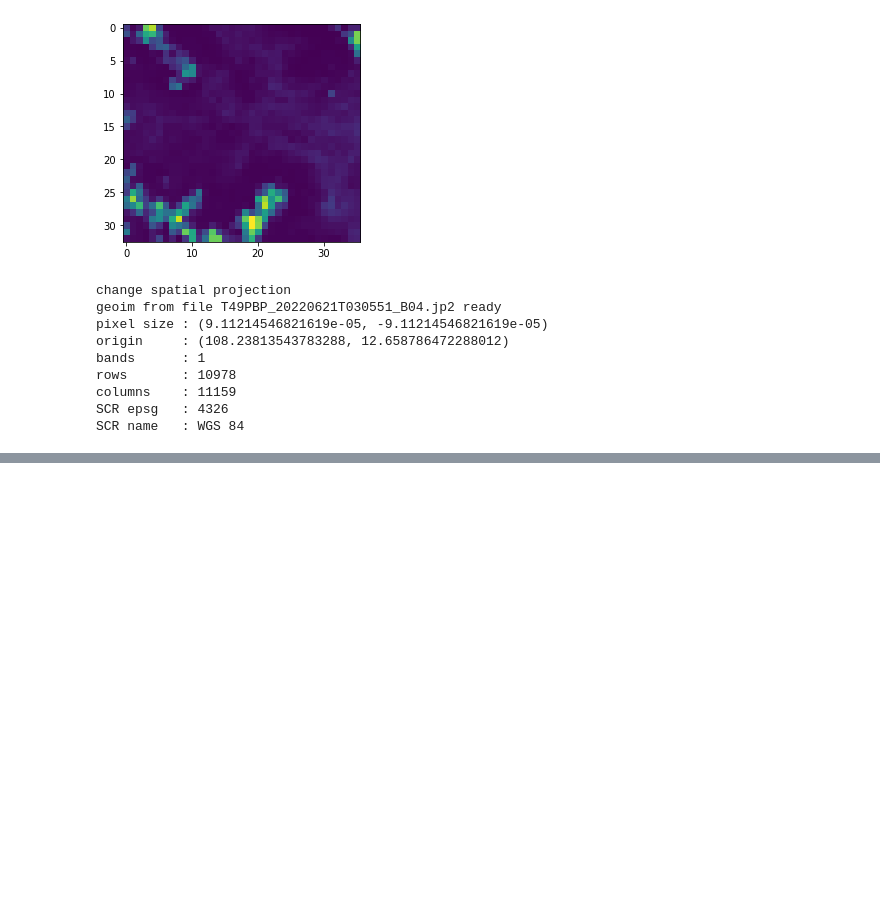
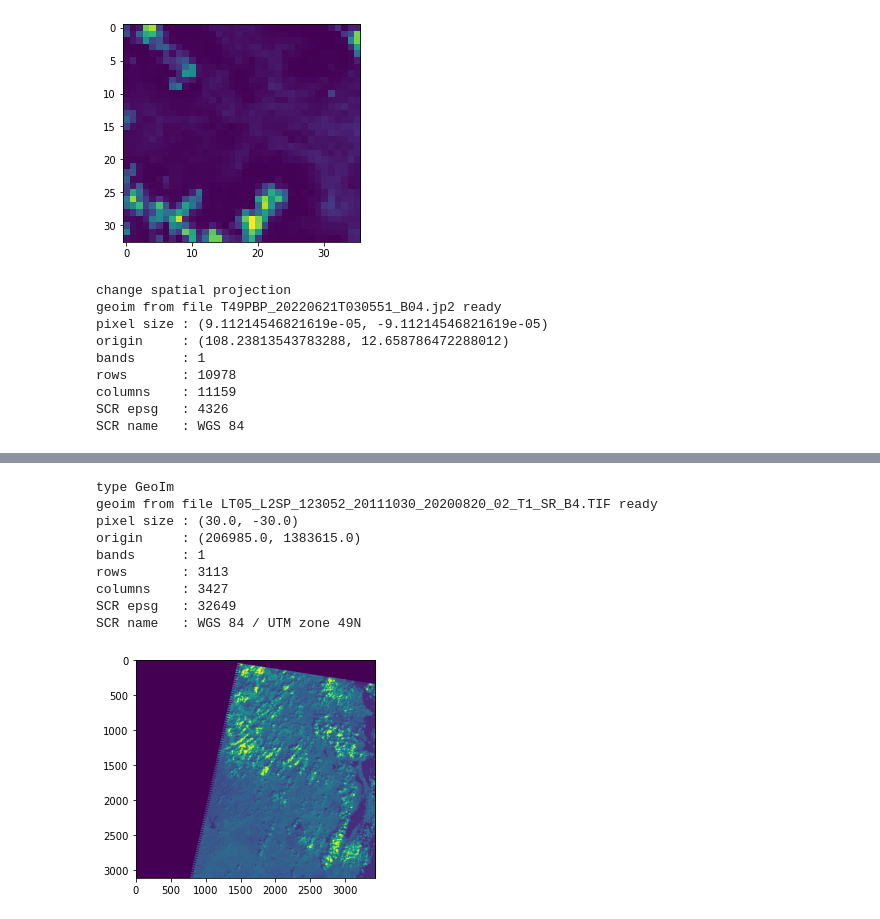
Before and after one commit to pyzak117/tutorial-telenvi, a Jupyter notebook: openGeoRaster.ipynb, the cells around one changed output, grey strips where cells are left out. Drawn from its saved outputs; the diff is of its cells as text; code cells hidden in the pictures; blank space fills up the shorter version.

```diff
--- a/openGeoRaster.ipynb
+++ b/openGeoRaster.ipynb
@@ -94,0 +128,19 @@ SCR name   : WGS 84
+# %%
+# 2 - Ouverture de l'image landsat en la croppant sur le geiom précédent, pour que le formatage soit identique dans les deux sens
+im_landsat = rt.openGeoRaster(
+    rasterPath=path_im_landsat,
+    clip = im_sentinel)
+
+print(im_landsat)
+im_landsat.quickVisual()
+# %% [output]
+type GeoIm
+geoim from file LT05_L2SP_123052_20111030_20200820_02_T1_SR_B4.TIF ready
+pixel size : (30.0, -30.0)
+origin     : (206985.0, 1383615.0)
+bands      : 1
+rows       : 3113
+columns    : 3427
+SCR epsg   : 32649
+SCR name   : WGS 84 / UTM zone 49N
+[figure, added]
```
Also changed, not shown: parts of 5 cells of this notebook.
